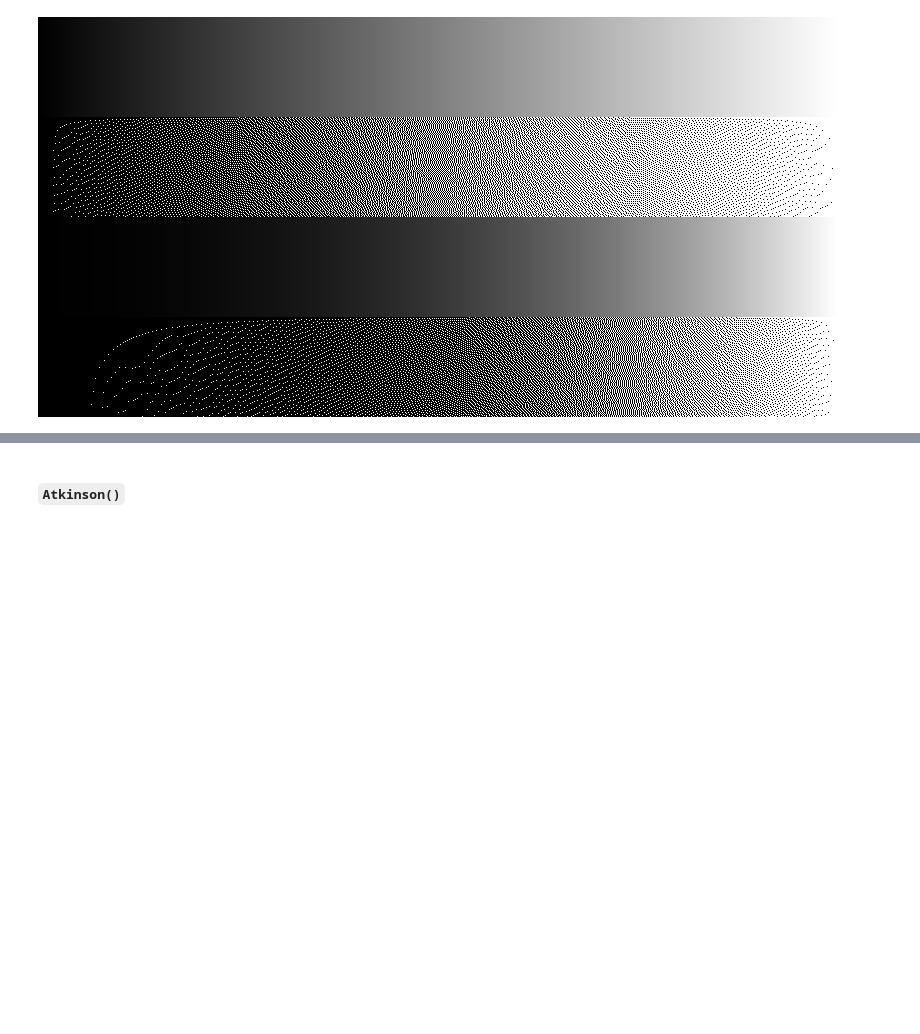
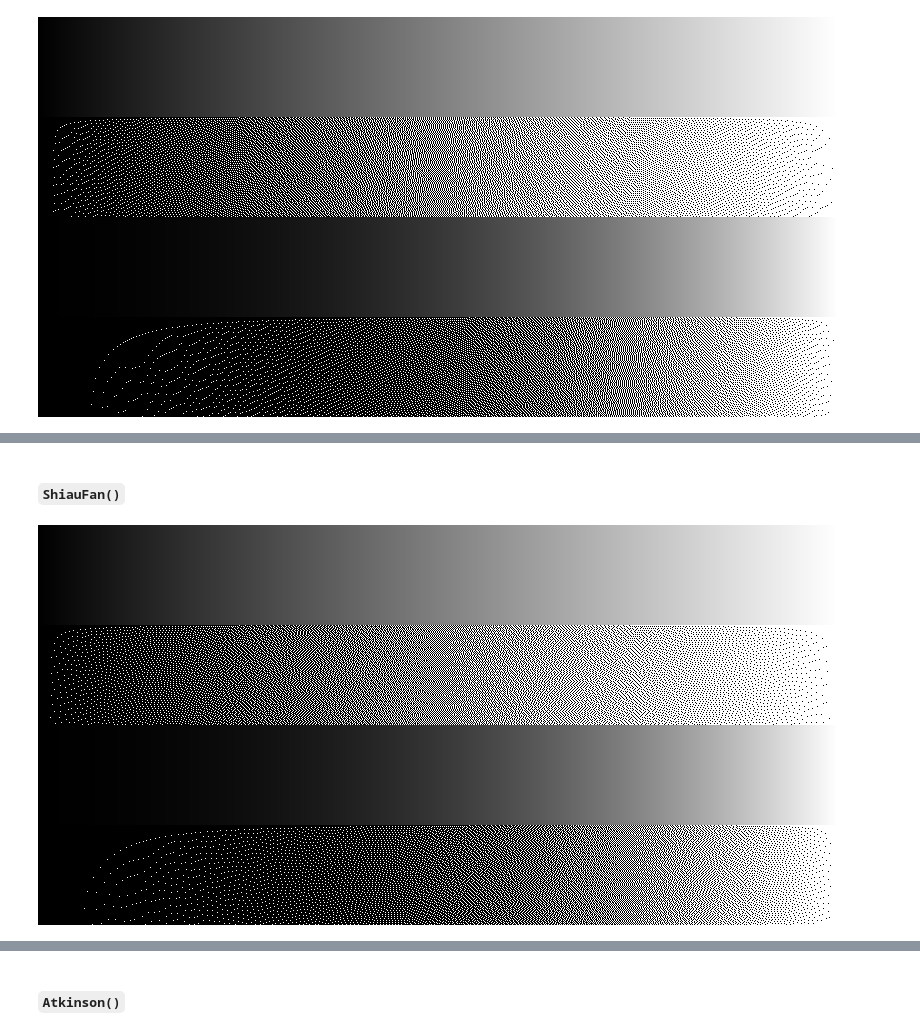
Before and after one commit to JuliaImages/DitherPunk.jl, a Jupyter notebook: dev/generated/gallery_gradient.ipynb, the cells around one changed output, grey strips where cells are left out. Cells and saved outputs as stored; diff of their text form; code cells hidden in the pictures; blank space fills up the shorter version.

```diff
--- a/dev/generated/gallery_gradient.ipynb
+++ b/dev/generated/gallery_gradient.ipynb
@@ -144,0 +151,6 @@ test_on_gradient(SierraLite())
+# %% [markdown]
+#### `ShiauFan()`
+# %%
+test_on_gradient(ShiauFan())
+# %% [output]
+[figure, added]
```
Also changed, not shown: parts of 5 cells of this notebook, 13 other files.
